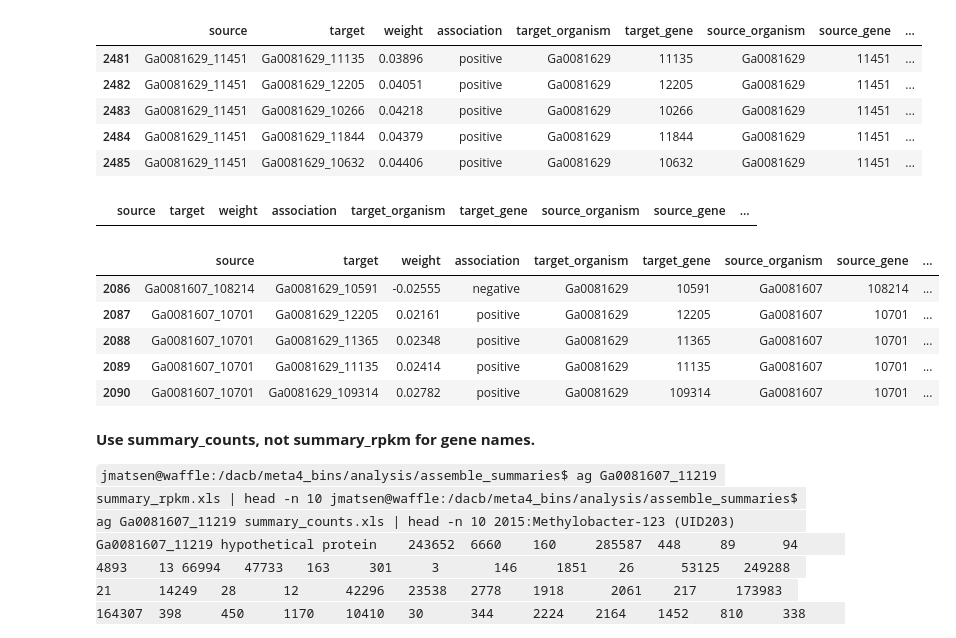
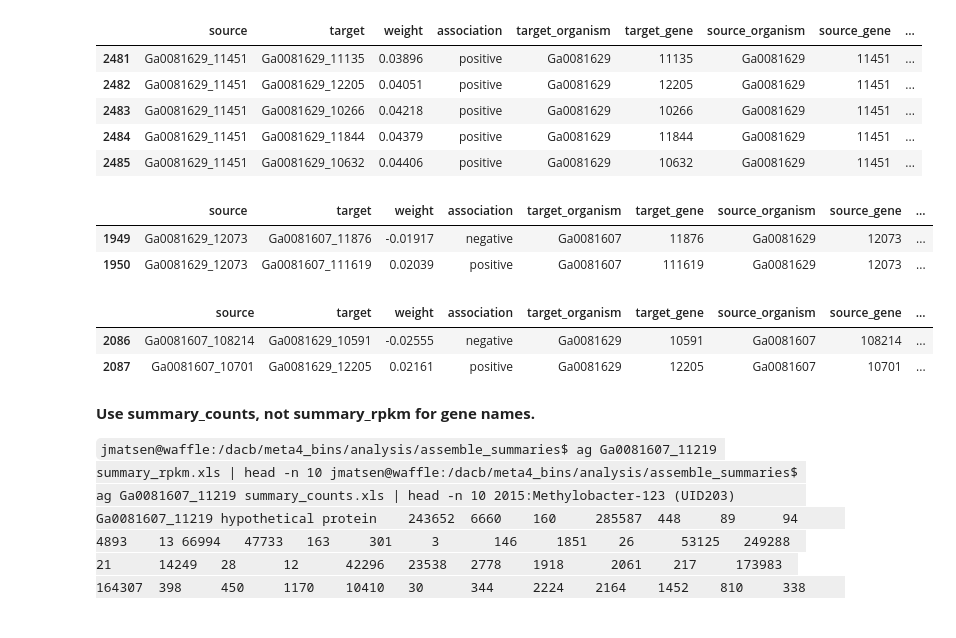
Before and after one commit to JanetMatsen/Neo4j_meta4, a Jupyter notebook: jupyter/merge_gene_info.ipynb, the cells around one changed output. Drawn from its saved outputs; the diff is of its cells as text; code cells hidden in the pictures.

Commit message:
removed space from bacteria name

```diff
--- a/jupyter/merge_gene_info.ipynb
+++ b/jupyter/merge_gene_info.ipynb
@@ -65,6 +65,13 @@ locus_to_organism.head()
 | 2 | Ga0081607_1003 | Methylobacter-123 (UID203) |
 | 3 | Ga0081607_1004 | Methylobacter-123 (UID203) |
 | 4 | Ga0081607_1005 | Methylobacter-123 (UID203) |
+# %%
+# Found a problem:
+# Expected exactly 2 organsm names, but we have 3
+#   {'Methylobacter-123 (UID203) ', 'Methylobacter-123 (UID203)', 'Methylotenera mobilis-49 (UID203)'}
+# http://pandas.pydata.org/pandas-docs/stable/generated/pandas.Series.str.strip.html
+#   strips both left and right whitespace  :)
+locus_to_organism['organism'] = locus_to_organism['organism'].str.strip()
 # %%
 locus_to_organism['organism ID'] = locus_to_organism['locus'].str.extract('([A-z]+[0-9]+)_[0-9]+')
 # %%
@@ -110,6 +103,3 @@ source_organism_names
-# %%
-# http://pandas.pydata.org/pandas-docs/stable/generated/pandas.Series.str.strip.html
-source_organism_names['source_organism_name'] = source_organism_names['source_organism_name'].str.strip()
 # %%
 merged = pd.merge(network, source_organism_names)
 # %%
@@ -160,19 +150,18 @@ merged.tail()
 # %%
 # # d[(d['x']>2) & (d['y']>7)]
 merged[(merged['source_organism_name'] == 'Methylotenera mobilis-49 (UID203)') &
-       (merged['target_organism_name'] == 'Methylobacter-123 (UID203)')].head()
+       (merged['target_organism_name'] == 'Methylobacter-123 (UID203)')].head(2)
 # %% [output]
 |  | source | target | weight | association | target_organism | target_gene | source_organism | source_gene | ... |
+| 1949 | Ga0081629_12073 | Ga0081607_11876 | -0.01917 | negative | Ga0081607 | 11876 | Ga0081629 | 12073 | ... |
+| 1950 | Ga0081629_12073 | Ga0081607_111619 | 0.02039 | positive | Ga0081607 | 111619 | Ga0081629 | 12073 | ... |
 # %%
 merged[(merged['source_organism_name'] == 'Methylobacter-123 (UID203)') &
-       (merged['target_organism_name'] == 'Methylotenera mobilis-49 (UID203)')].head()
+       (merged['target_organism_name'] == 'Methylotenera mobilis-49 (UID203)')].head(2)
 # %% [output]
 |  | source | target | weight | association | target_organism | target_gene | source_organism | source_gene | ... |
 | 2086 | Ga0081607_108214 | Ga0081629_10591 | -0.02555 | negative | Ga0081629 | 10591 | Ga0081607 | 108214 | ... |
 | 2087 | Ga0081607_10701 | Ga0081629_12205 | 0.02161 | positive | Ga0081629 | 12205 | Ga0081607 | 10701 | ... |
-| 2088 | Ga0081607_10701 | Ga0081629_11365 | 0.02348 | positive | Ga0081629 | 11365 | Ga0081607 | 10701 | ... |
-| 2089 | Ga0081607_10701 | Ga0081629_11135 | 0.02414 | positive | Ga0081629 | 11135 | Ga0081607 | 10701 | ... |
-| 2090 | Ga0081607_10701 | Ga0081629_109314 | 0.02782 | positive | Ga0081629 | 109314 | Ga0081607 | 10701 | ... |
 # %% [markdown]
 **Use summary_counts, not summary_rpkm for gene names.**
 
```
Also changed, not shown: parts of 4 cells of this notebook, 3 other files.
